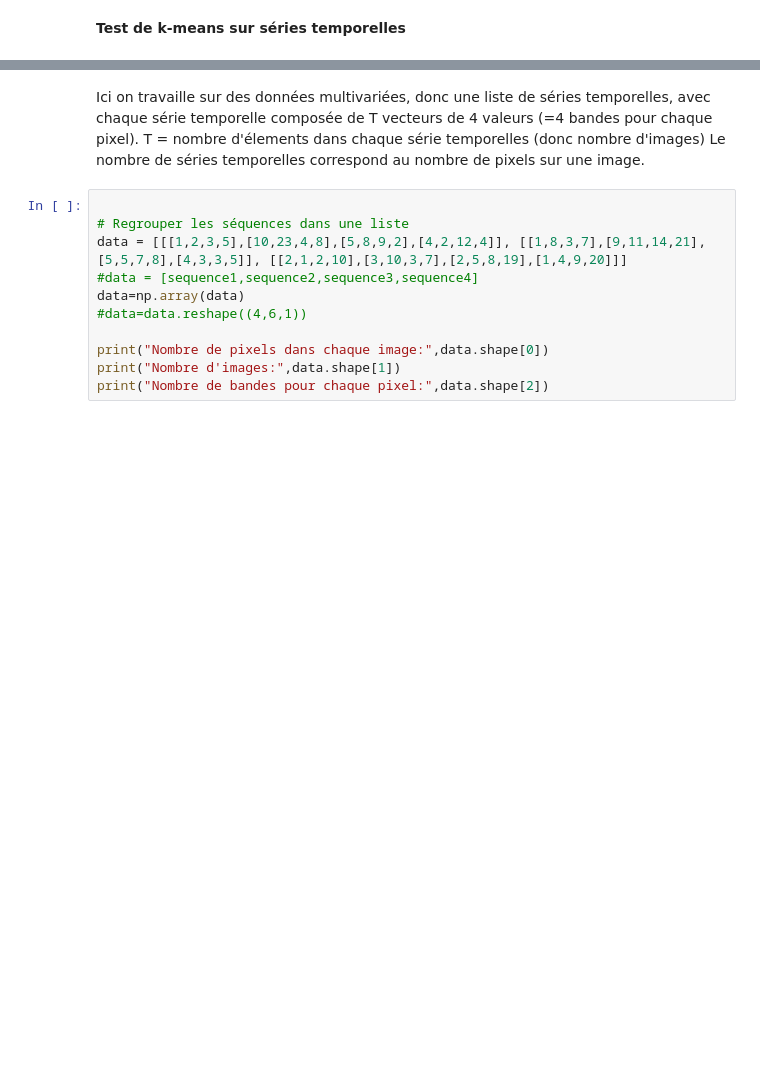
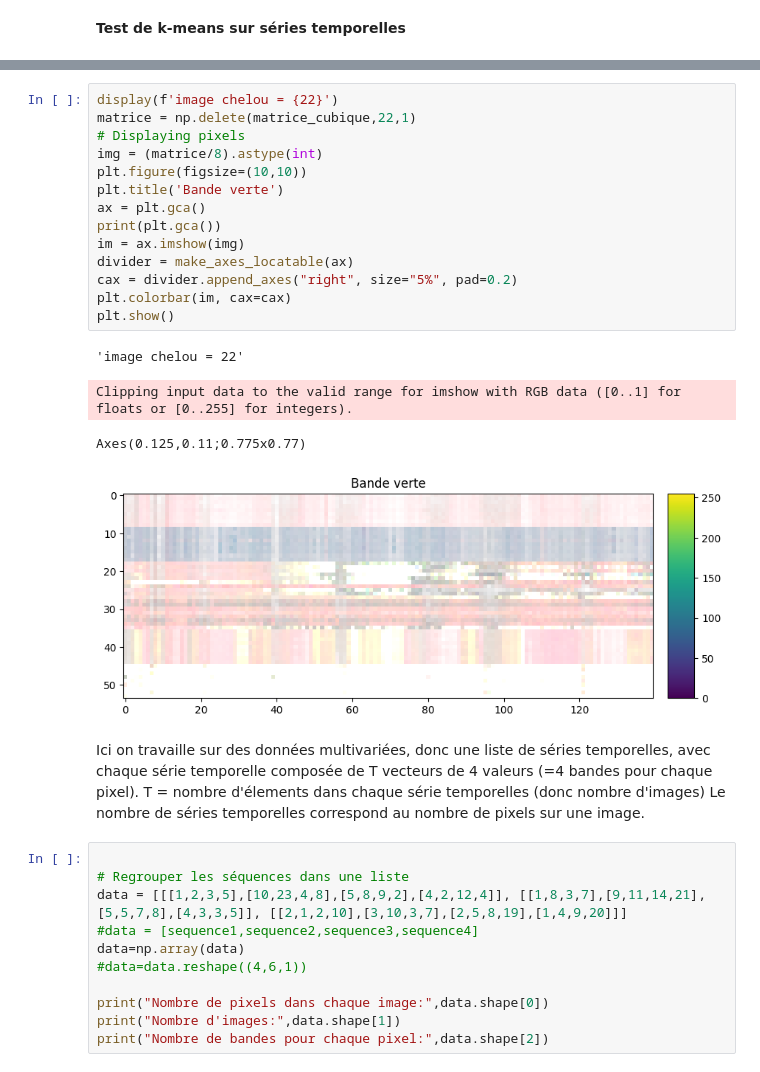
Before and after one commit to Projet-fil-rouge-IODAA/FilRouge_territoires, a Jupyter notebook: scripts/scripts_python/dtw_clustering_nada.ipynb, the cells around one changed output, grey strips where cells are left out. Cells and saved outputs as stored; diff of their text form; blank space fills up the shorter version.

```diff
--- a/scripts/scripts_python/dtw_clustering_nada.ipynb
+++ b/scripts/scripts_python/dtw_clustering_nada.ipynb
@@ -14,3 +68,22 @@ from cookie_clusters import *
+# %%
+display(f'image chelou = {22}')
+matrice = np.delete(matrice_cubique,22,1)
+# Displaying pixels
+img = (matrice/8).astype(int)
+plt.figure(figsize=(10,10))
+plt.title('Bande verte')
+ax = plt.gca()
+print(plt.gca())
+im = ax.imshow(img)
+divider = make_axes_locatable(ax)
+cax = divider.append_axes("right", size="5%", pad=0.2)
+plt.colorbar(im, cax=cax)
+plt.show()
+# %% [output]
+'image chelou = 22'
+Clipping input data to the valid range for imshow with RGB data ([0..1] for floats or [0..255] for integers).
+Axes(0.125,0.11;0.775x0.77)
+[figure, added]
 # %% [markdown]
 Ici on travaille sur des données multivariées, donc une liste de séries temporelles, avec chaque série temporelle composée de T vecteurs de 4 valeurs (=4 bandes pour chaque pixel).
 T = nombre d'élements dans chaque série temporelles (donc nombre d'images)
```
Also changed, not shown: parts of 10 cells of this notebook.
